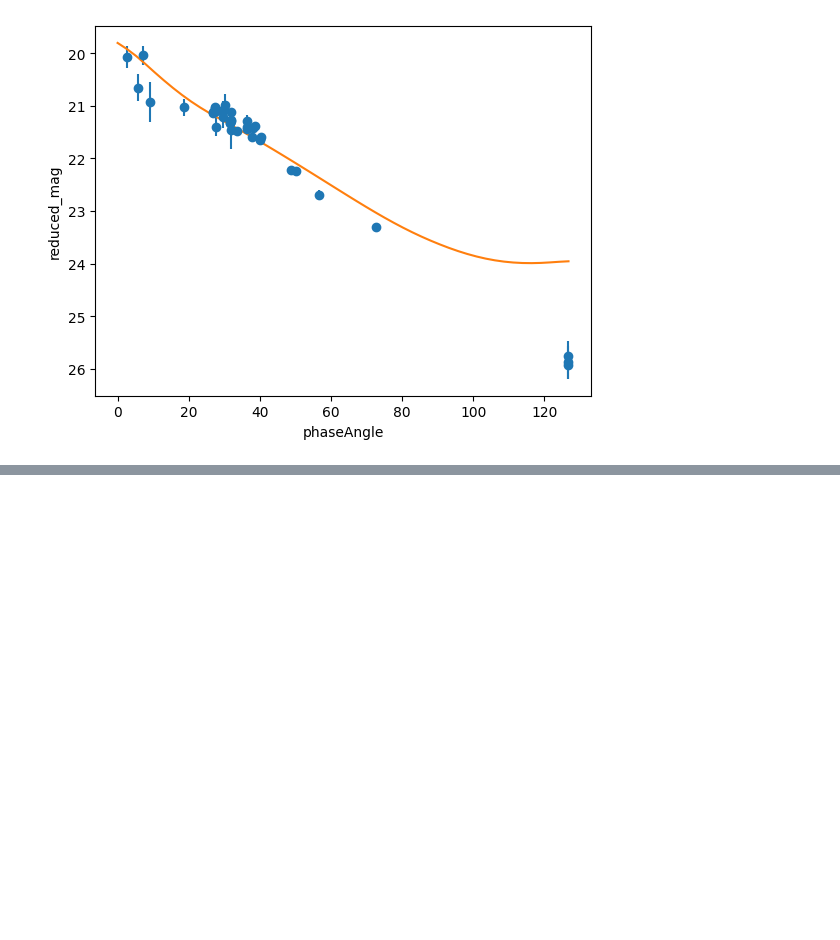
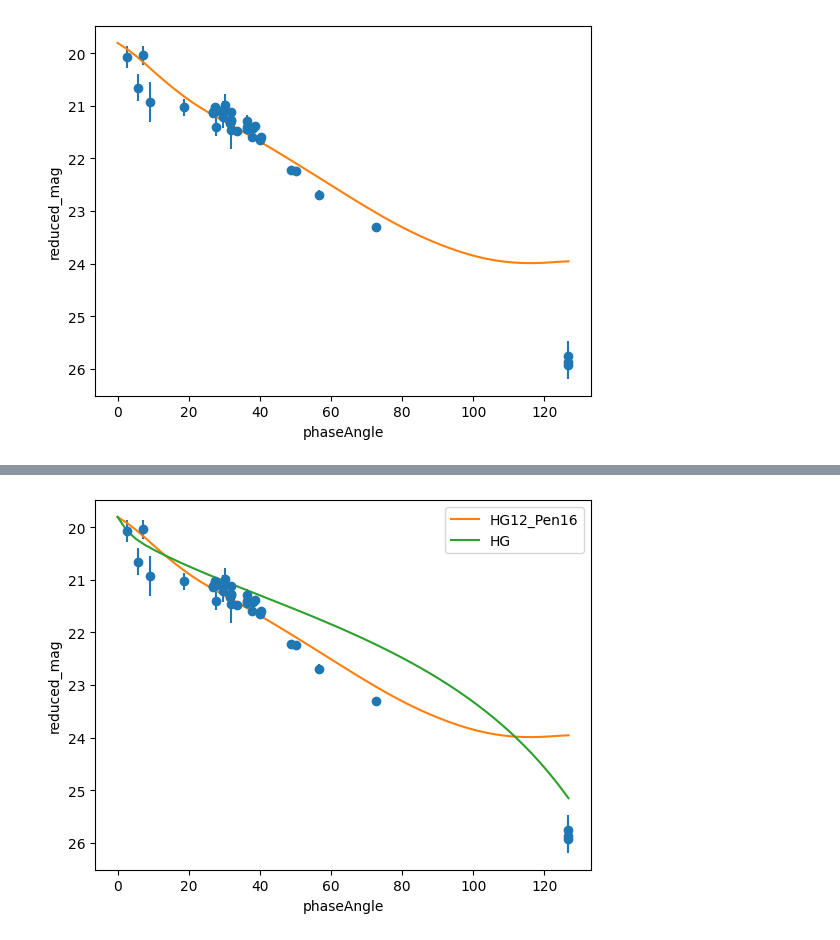
Before and after one commit to lsst-uk/lsst-adler, a Jupyter notebook: notebooks/adler_examples.ipynb, the cells around one changed output, grey strips where cells are left out. Saved outputs shown, nothing was run; the diff lists cells and outputs as text; code cells hidden in the pictures; blank space fills up the shorter version.

```diff
--- a/notebooks/adler_examples.ipynb
+++ b/notebooks/adler_examples.ipynb
@@ -114,0 +169,3 @@ plt.show()
+# %%
+pc_fit = PhaseCurve(abs_mag = pc.abs_mag,
+                    model_name = "HG")
@@ -114,0 +183,28 @@ plt.show()
+# %%
+# %matplotlib widget
+
+# plot the observations with the LSST phase curve
+x_plot = "phaseAngle"
+y_plot = "reduced_mag"
+
+x = getattr(planetoid.Observations, x_plot)
+y = getattr(planetoid.Observations,y_plot)
+xerr = planetoid.Observations.magErr
+
+fig = plt.figure()
+gs = gridspec.GridSpec(1, 1)
+ax1 = plt.subplot(gs[0,0])
+
+ax1.errorbar(x,y,xerr, fmt = "o")
+
+ax1.plot(alpha.value,pc.ReducedMag(alpha).value, label = pc.model_name)
+ax1.plot(alpha.value,pc_fit.ReducedMag(alpha).value, label = pc_fit.model_name)
+
+ax1.invert_yaxis()
+ax1.set_xlabel(x_plot)
+ax1.set_ylabel(y_plot)
+ax1.legend()
+
+plt.show()
+# %% [output]
+[figure, added]
```
Also changed, not shown: parts of 8 cells of this notebook.
